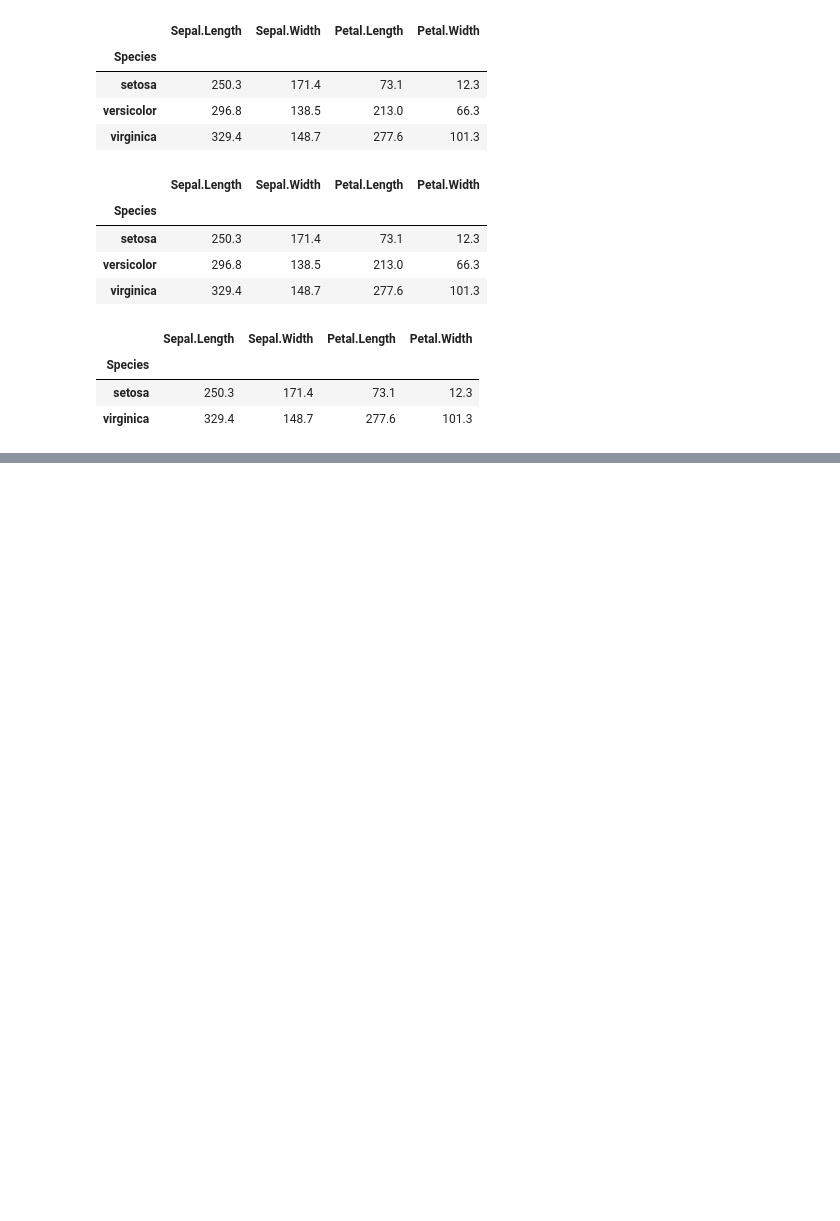
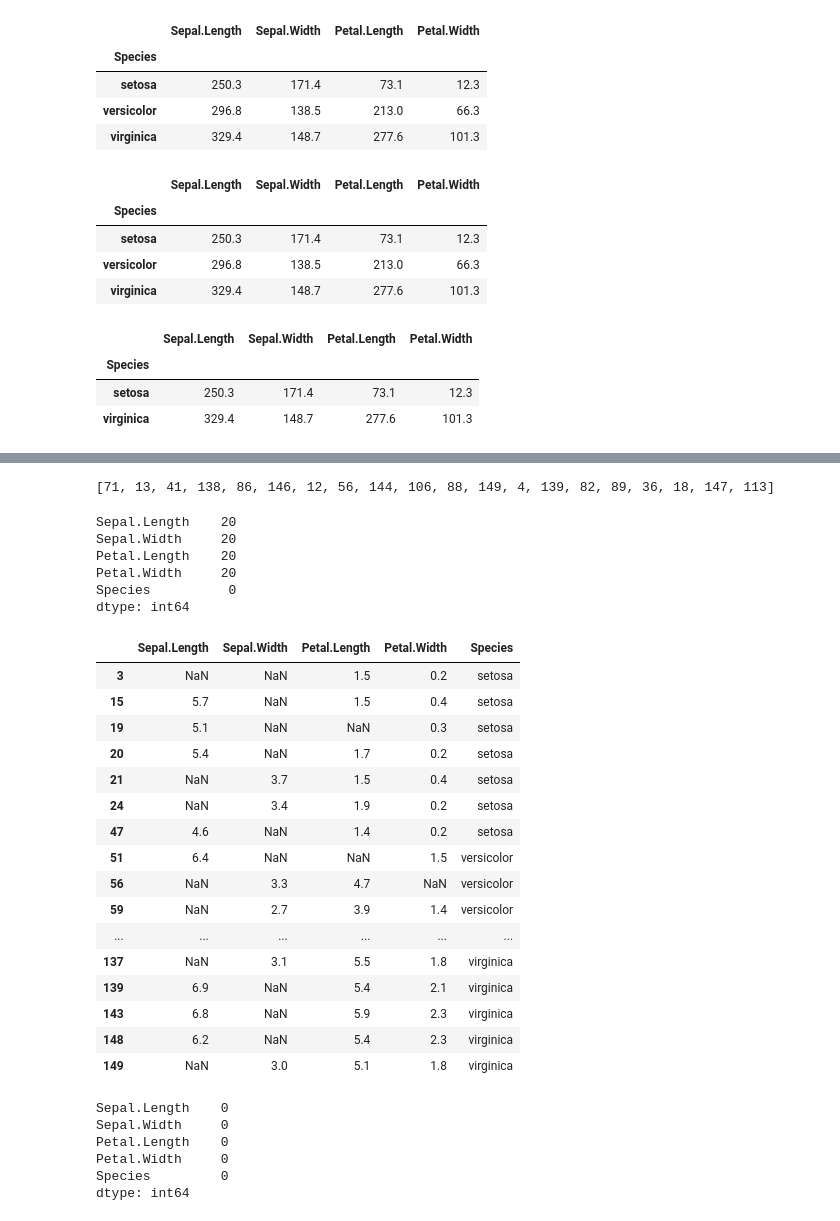
Before and after one commit to jack8704/ai, a Jupyter notebook: source/01_python/ch11_데이터프레임과 시리즈(Pandas)_9절~14절.ipynb, the cells around one changed output, grey strips where cells are left out. Cells and saved outputs as stored; diff of their text form; code cells hidden in the pictures; blank space fills up the shorter version.

```diff
--- a/source/01_python/ch11_데이터프레임과 시리즈(Pandas)_9절~14절.ipynb
+++ b/source/01_python/ch11_데이터프레임과 시리즈(Pandas)_9절~14절.ipynb
@@ -305,0 +185,4 @@ iris.groupby(['Species']).describe().T
+# %%
+from statsmodels.api import datasets
+iris=datasets.get_rdataset('iris').data
+iris.head(3)
@@ -305,0 +766,53 @@ iris.groupby(['Species']).describe().T
+# %%
+# 1단계 : iris 데이터에서 결측치를 인위적으로 random하게 열 마다 20씩 결측치를 할당한다
+import random
+print(random.sample(range(iris.shape[0]),20))
+# %% [output]
+[71, 13, 41, 138, 86, 146, 12, 56, 144, 106, 88, 149, 4, 139, 82, 89, 36, 18, 147, 113]
+# %%
+for col in range(iris.shape[1]-1):
+    randomidx=random.sample(range(iris.shape[0]),20)
+    #print(randomidx,col)
+    iris.iloc[randomidx,col] =np.nan
+# %%
+iris.isna().sum()
+# %% [output]
+Sepal.Length    20
+Sepal.Width     20
+Petal.Length    20
+Petal.Width     20
+Species          0
+dtype: int64
+# %%
+iris[iris['Sepal.Length'].isna() | iris['Sepal.Width'].isna() | iris['Sepal.Length'].isnull() | iris['Sepal.Width'].isnull()]
+# %% [output]
+|  | Sepal.Length | Sepal.Width | Petal.Length | Petal.Width | Species |
+| 3 | NaN | NaN | 1.5 | 0.2 | setosa |
+| 15 | 5.7 | NaN | 1.5 | 0.4 | setosa |
+| 19 | 5.1 | NaN | NaN | 0.3 | setosa |
+| 20 | 5.4 | NaN | 1.7 | 0.2 | setosa |
+| 21 | NaN | 3.7 | 1.5 | 0.4 | setosa |
+| 24 | NaN | 3.4 | 1.9 | 0.2 | setosa |
+| 47 | 4.6 | NaN | 1.4 | 0.2 | setosa |
+| 51 | 6.4 | NaN | NaN | 1.5 | versicolor |
+| 56 | NaN | 3.3 | 4.7 | NaN | versicolor |
+| 59 | NaN | 2.7 | 3.9 | 1.4 | versicolor |
+| ... | ... | ... | ... | ... | ... |
+| 137 | NaN | 3.1 | 5.5 | 1.8 | virginica |
+| 139 | 6.9 | NaN | 5.4 | 2.1 | virginica |
+| 143 | 6.8 | NaN | 5.9 | 2.3 | virginica |
+| 148 | 6.2 | NaN | 5.4 | 2.3 | virginica |
+| 149 | NaN | 3.0 | 5.1 | 1.8 | virginica |
+# %%
+#3단계 : 결측치를 열평균으로 대체된 iris데이터를 출력한다.
+iris.iloc[:,:-1].mean(axis=0)
+iris.mean(axis=0,numeric_only=True) # 열평균
+iris_fillna=iris.fillna(value=iris.iloc[:,:-1].mean(axis=0))
+iris_fillna.isna().sum()
+# %% [output]
+Sepal.Length    0
+Sepal.Width     0
+Petal.Length    0
+Petal.Width     0
+Species         0
+dtype: int64
```
Also changed, not shown: parts of 142 cells of this notebook, 3 other files.
